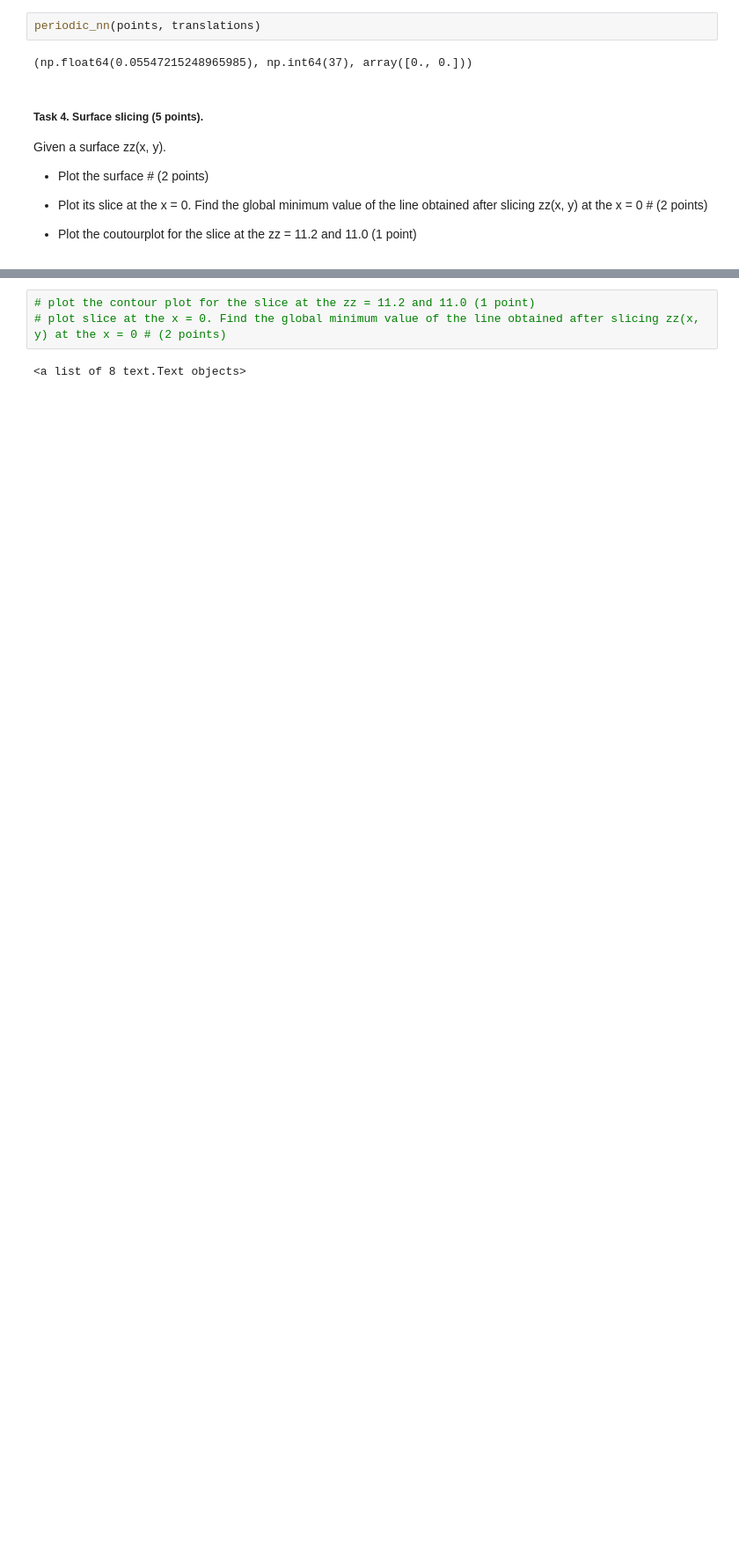
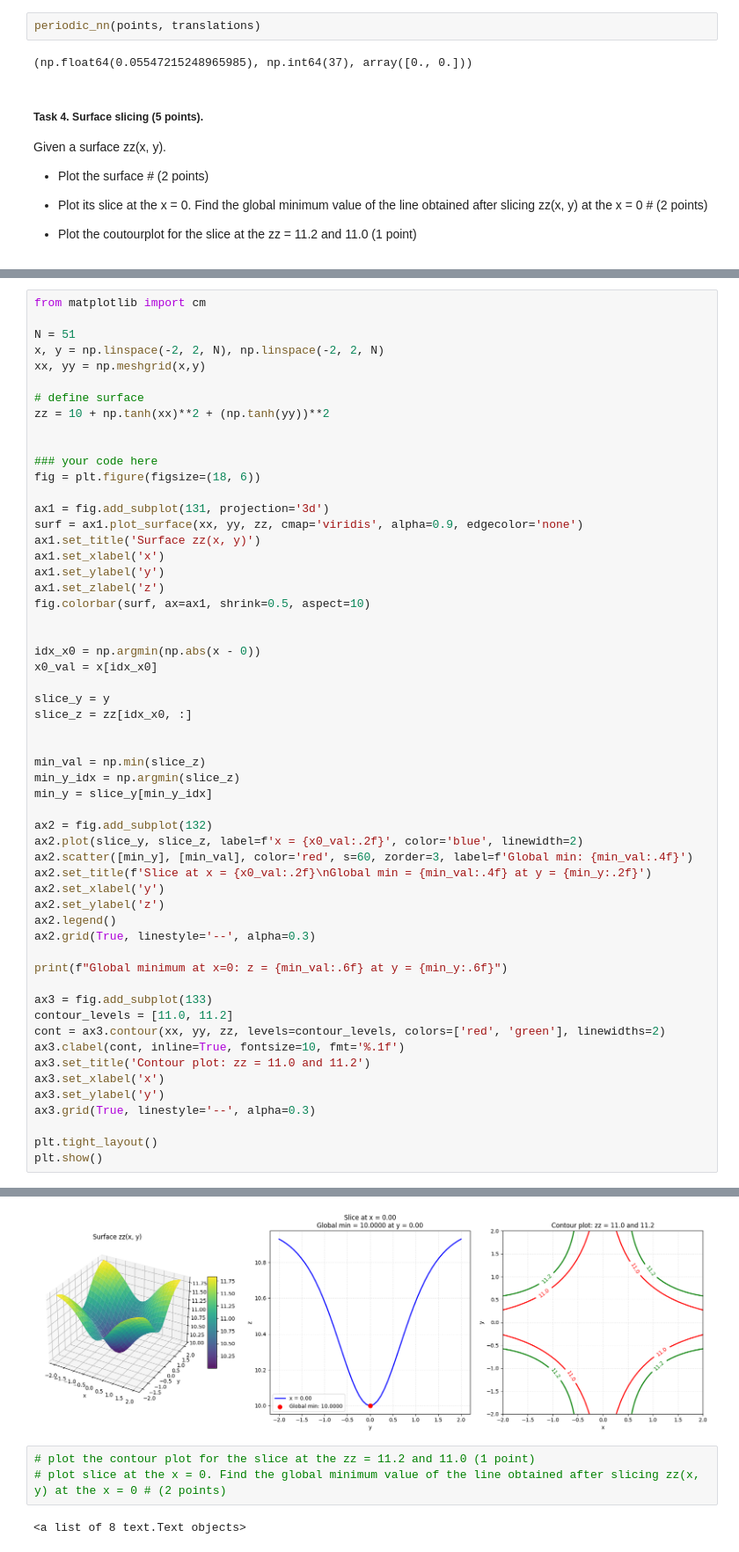
Before and after one commit to Nastya-golubkova/Golubkova_course_project2025, a Jupyter notebook: homeworks/hw1.ipynb, the cells around one changed output, grey strips where cells are left out. Shown at 88% size. Cells and saved outputs as stored; diff of their text form; blank space fills up the shorter version.

```diff
--- a/homeworks/hw1.ipynb
+++ b/homeworks/hw1.ipynb
@@ -243,0 +229,57 @@ cm()
+# %%
+from matplotlib import cm
+
+N = 51
+x, y = np.linspace(-2, 2, N), np.linspace(-2, 2, N)
+xx, yy = np.meshgrid(x,y)
+
+# define surface
+zz = 10 + np.tanh(xx)**2 + (np.tanh(yy))**2
+
+
+### your code here
+fig = plt.figure(figsize=(18, 6))
+
+ax1 = fig.add_subplot(131, projection='3d')
+surf = ax1.plot_surface(xx, yy, zz, cmap='viridis', alpha=0.9, edgecolor='none')
+ax1.set_title('Surface zz(x, y)')
+ax1.set_xlabel('x')
+ax1.set_ylabel('y')
+ax1.set_zlabel('z')
+fig.colorbar(surf, ax=ax1, shrink=0.5, aspect=10)
+
+
+idx_x0 = np.argmin(np.abs(x - 0))
+x0_val = x[idx_x0]
+
+slice_y = y
+slice_z = zz[idx_x0, :]
+
+
+min_val = np.min(slice_z)
+min_y_idx = np.argmin(slice_z)
+min_y = slice_y[min_y_idx]
+
+ax2 = fig.add_subplot(132)
+ax2.plot(slice_y, slice_z, label=f'x = {x0_val:.2f}', color='blue', linewidth=2)
+ax2.scatter([min_y], [min_val], color='red', s=60, zorder=3, label=f'Global min: {min_val:.4f}')
+ax2.set_title(f'Slice at x = {x0_val:.2f}\nGlobal min = {min_val:.4f} at y = {min_y:.2f}')
+ax2.set_xlabel('y')
+ax2.set_ylabel('z')
+ax2.legend()
+ax2.grid(True, linestyle='--', alpha=0.3)
+
+print(f"Global minimum at x=0: z = {min_val:.6f} at y = {min_y:.6f}")
+
+ax3 = fig.add_subplot(133)
+contour_levels = [11.0, 11.2]
+cont = ax3.contour(xx, yy, zz, levels=contour_levels, colors=['red', 'green'], linewidths=2)
+ax3.clabel(cont, inline=True, fontsize=10, fmt='%.1f')
+ax3.set_title('Contour plot: zz = 11.0 and 11.2')
+ax3.set_xlabel('x')
+ax3.set_ylabel('y')
+ax3.grid(True, linestyle='--', alpha=0.3)
+
+plt.tight_layout()
+plt.show()
+# %% [output]
@@ -244,3 +287,4 @@ cm()
+[figure, added]
 # %%
 # plot the contour plot for the slice at the zz = 11.2 and 11.0 (1 point)
 # plot slice at the x = 0. Find the global minimum value of the line obtained after slicing zz(x, y) at the x = 0 # (2 points)
```
Also changed, not shown: parts of 3 cells of this notebook.
